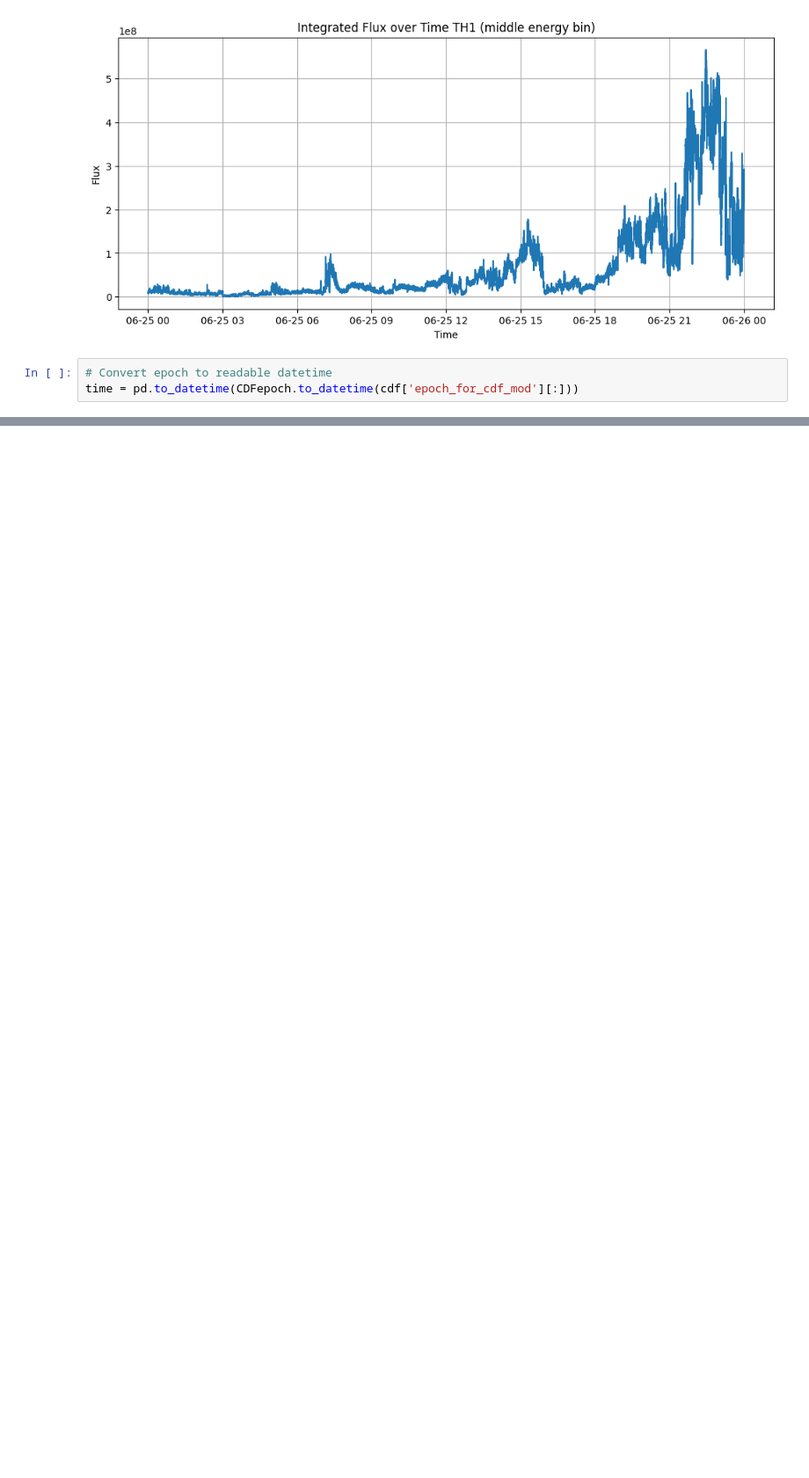
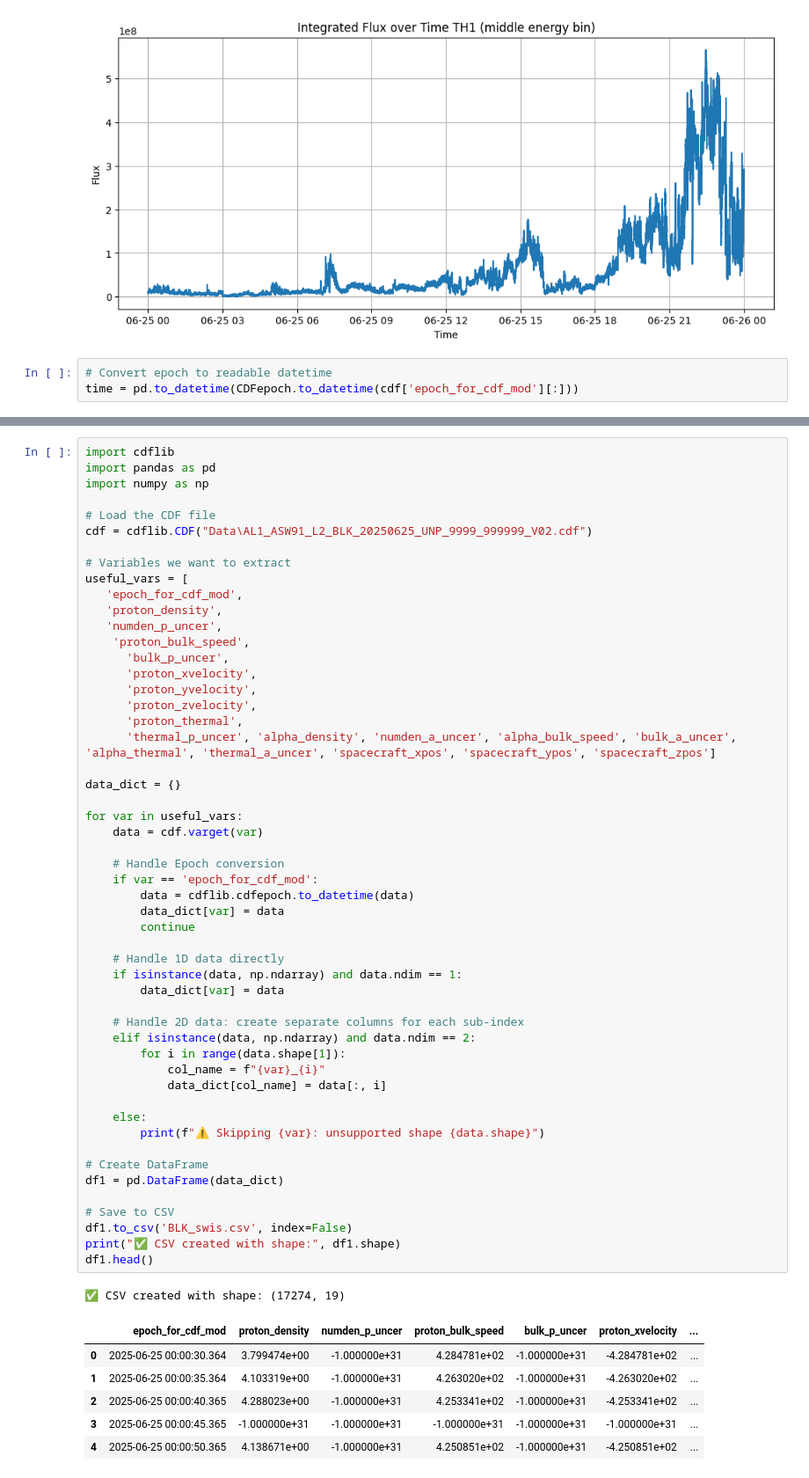
Before and after one commit to prajakta2005/CME_Prediction, a Jupyter notebook: data.ipynb, the cells around one changed output, grey strips where cells are left out. Shown at 88% size. Drawn from its saved outputs; the diff is of its cells as text; blank space fills up the shorter version.

```diff
--- a/data.ipynb
+++ b/data.ipynb
@@ -141,0 +275,60 @@ ValueError: Per-column arrays must each be 1-dimensional
+# %%
+import cdflib
+import pandas as pd
+import numpy as np
+
+# Load the CDF file
+cdf = cdflib.CDF("Data\AL1_ASW91_L2_BLK_20250625_UNP_9999_999999_V02.cdf")
+
+# Variables we want to extract
+useful_vars = [
+   'epoch_for_cdf_mod',
+   'proton_density',
+   'numden_p_uncer',
+    'proton_bulk_speed',
+      'bulk_p_uncer',
+      'proton_xvelocity',
+      'proton_yvelocity',
+      'proton_zvelocity',
+      'proton_thermal',
+      'thermal_p_uncer', 'alpha_density', 'numden_a_uncer', 'alpha_bulk_speed', 'bulk_a_uncer', 'alpha_thermal', 'thermal_a_uncer', 'spacecraft_xpos', 'spacecraft_ypos', 'spacecraft_zpos']
+
+data_dict = {}
+
+for var in useful_vars:
+    data = cdf.varget(var)
+
+    # Handle Epoch conversion
+    if var == 'epoch_for_cdf_mod':
+        data = cdflib.cdfepoch.to_datetime(data)
+        data_dict[var] = data
+        continue
+
+    # Handle 1D data directly
+    if isinstance(data, np.ndarray) and data.ndim == 1:
+        data_dict[var] = data
+
+    # Handle 2D data: create separate columns for each sub-index
+    elif isinstance(data, np.ndarray) and data.ndim == 2:
+        for i in range(data.shape[1]):
+            col_name = f"{var}_{i}"
+            data_dict[col_name] = data[:, i]
+
+    else:
+        print(f"⚠ Skipping {var}: unsupported shape {data.shape}")
+
+# Create DataFrame
+df1 = pd.DataFrame(data_dict)
+
+# Save to CSV
+df1.to_csv('BLK_swis.csv', index=False)
+print("✅ CSV created with shape:", df1.shape)
+df1.head()
+# %% [output]
+✅ CSV created with shape: (17274, 19)
+|  | epoch_for_cdf_mod | proton_density | numden_p_uncer | proton_bulk_speed | bulk_p_uncer | proton_xvelocity | ... |
+| 0 | 2025-06-25 00:00:30.364 | 3.799474e+00 | -1.000000e+31 | 4.284781e+02 | -1.000000e+31 | -4.284781e+02 | ... |
+| 1 | 2025-06-25 00:00:35.364 | 4.103319e+00 | -1.000000e+31 | 4.263020e+02 | -1.000000e+31 | -4.263020e+02 | ... |
+| 2 | 2025-06-25 00:00:40.365 | 4.288023e+00 | -1.000000e+31 | 4.253341e+02 | -1.000000e+31 | -4.253341e+02 | ... |
+| 3 | 2025-06-25 00:00:45.365 | -1.000000e+31 | -1.000000e+31 | -1.000000e+31 | -1.000000e+31 | -1.000000e+31 | ... |
+| 4 | 2025-06-25 00:00:50.365 | 4.138671e+00 | -1.000000e+31 | 4.250851e+02 | -1.000000e+31 | -4.250851e+02 | ... |
```
Also changed, not shown: parts of 4 cells of this notebook, 3 other files.
